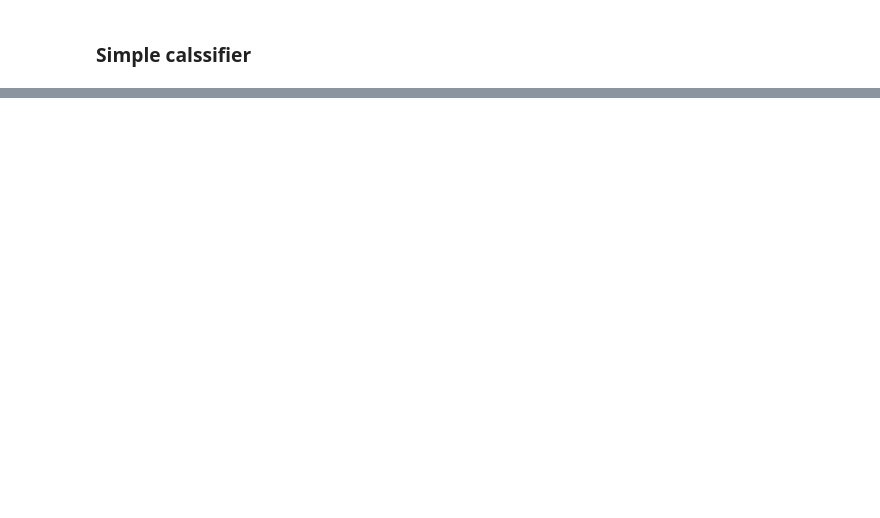
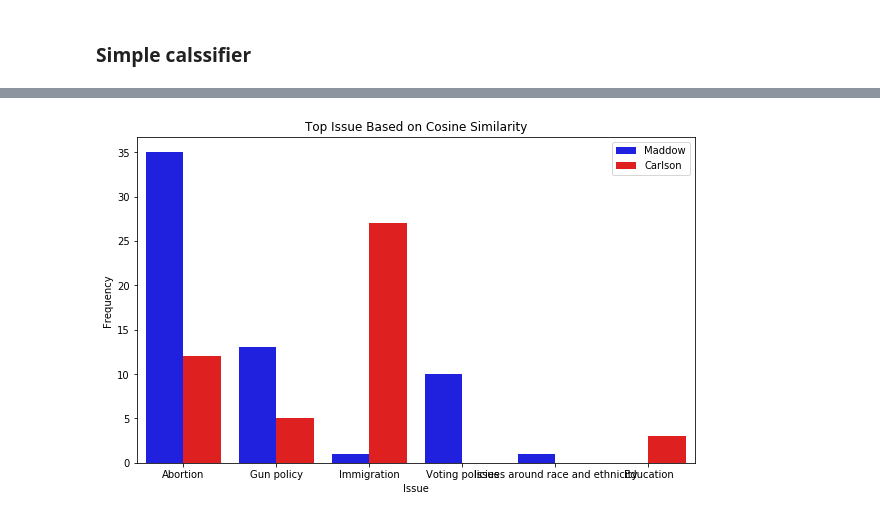
Before and after one commit to rileyschenck/milestoneproject, a Jupyter notebook: GoogleNewsVectors.ipynb, the cells around one changed output, grey strips where cells are left out. Cells and saved outputs as stored; diff of their text form; code cells hidden in the pictures; blank space fills up the shorter version.

Commit message:
added combined barchart

```diff
--- a/GoogleNewsVectors.ipynb
+++ b/GoogleNewsVectors.ipynb
@@ -195 +202,18 @@ frequency_bar(data_carlson)
+# %%
+# create a combined view
+fig, ax = plt.subplots(figsize=(10, 6))
+sns.countplot(x='classification', hue='source', data=result, ax=ax, palette=['blue', 'red'])
+
+# set the axis labels and title
+ax.set_xlabel('Issue')
+ax.set_ylabel('Frequency')
+ax.set_title('Top Issue Based on Cosine Similarity')
+
+# move the legend to the upper right corner
+ax.legend(loc='upper right')
+
+# show the plot
+plt.show()
+# %% [output]
+[figure, added]
 # %%
```
Also changed, not shown: parts of 9 cells of this notebook.
